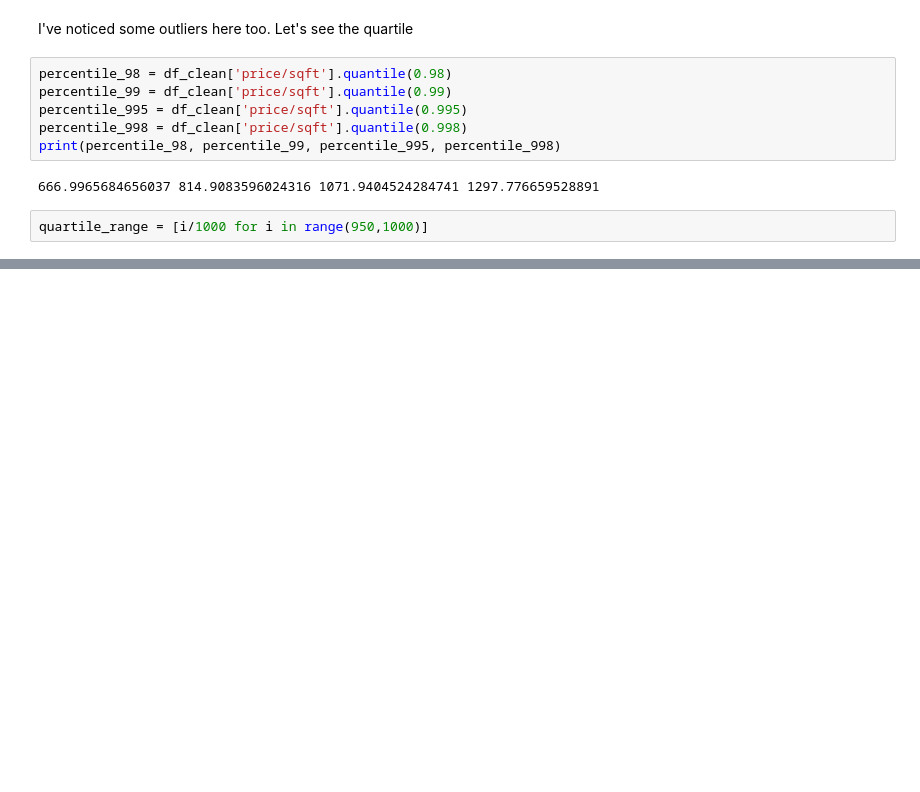
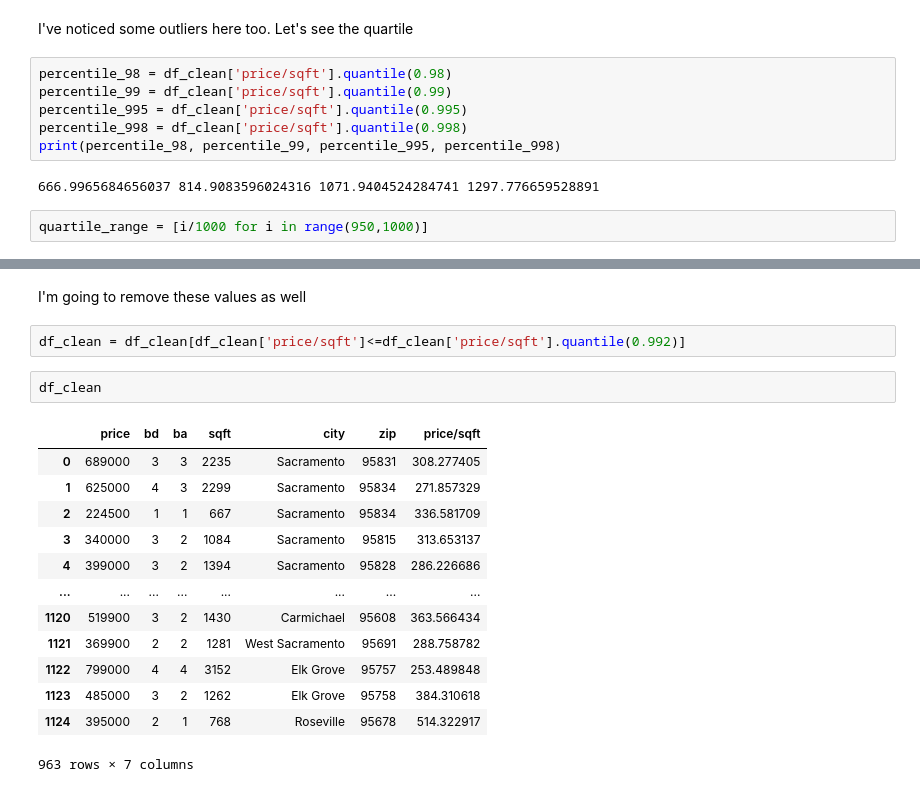
Before and after one commit to PlacidSerene/Housing-Analysis, a Jupyter notebook: House_Prediction.ipynb, the cells around one changed output, grey strips where cells are left out. Drawn from its saved outputs; the diff is of its cells as text; blank space fills up the shorter version.

```diff
--- a/House_Prediction.ipynb
+++ b/House_Prediction.ipynb
@@ -657,0 +692,20 @@ sb.lineplot
+# %% [markdown]
+I'm going to remove these values as well
+# %%
+df_clean = df_clean[df_clean['price/sqft']<=df_clean['price/sqft'].quantile(0.992)]
+# %%
+df_clean
+# %% [output]
+|  | price | bd | ba | sqft | city | zip | price/sqft |
+| 0 | 689000 | 3 | 3 | 2235 | Sacramento | 95831 | 308.277405 |
+| 1 | 625000 | 4 | 3 | 2299 | Sacramento | 95834 | 271.857329 |
+| 2 | 224500 | 1 | 1 | 667 | Sacramento | 95834 | 336.581709 |
+| 3 | 340000 | 3 | 2 | 1084 | Sacramento | 95815 | 313.653137 |
+| 4 | 399000 | 3 | 2 | 1394 | Sacramento | 95828 | 286.226686 |
+| ... | ... | ... | ... | ... | ... | ... | ... |
+| 1120 | 519900 | 3 | 2 | 1430 | Carmichael | 95608 | 363.566434 |
+| 1121 | 369900 | 2 | 2 | 1281 | West Sacramento | 95691 | 288.758782 |
+| 1122 | 799000 | 4 | 4 | 3152 | Elk Grove | 95757 | 253.489848 |
+| 1123 | 485000 | 3 | 2 | 1262 | Elk Grove | 95758 | 384.310618 |
+| 1124 | 395000 | 2 | 1 | 768 | Roseville | 95678 | 514.322917 |
+963 rows × 7 columns
```
Also changed, not shown: parts of 4 cells of this notebook.
